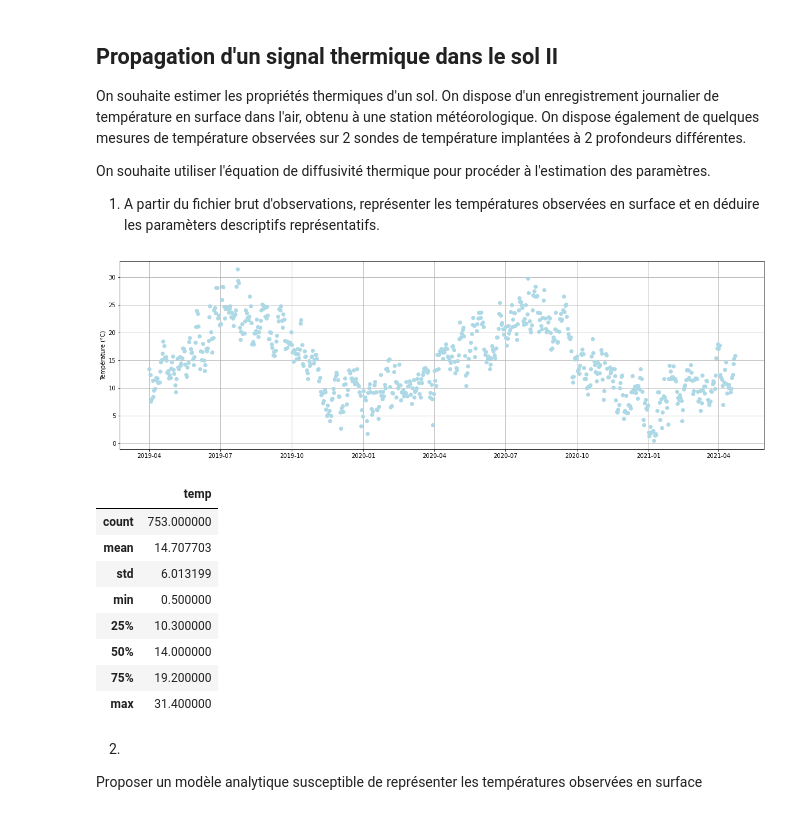
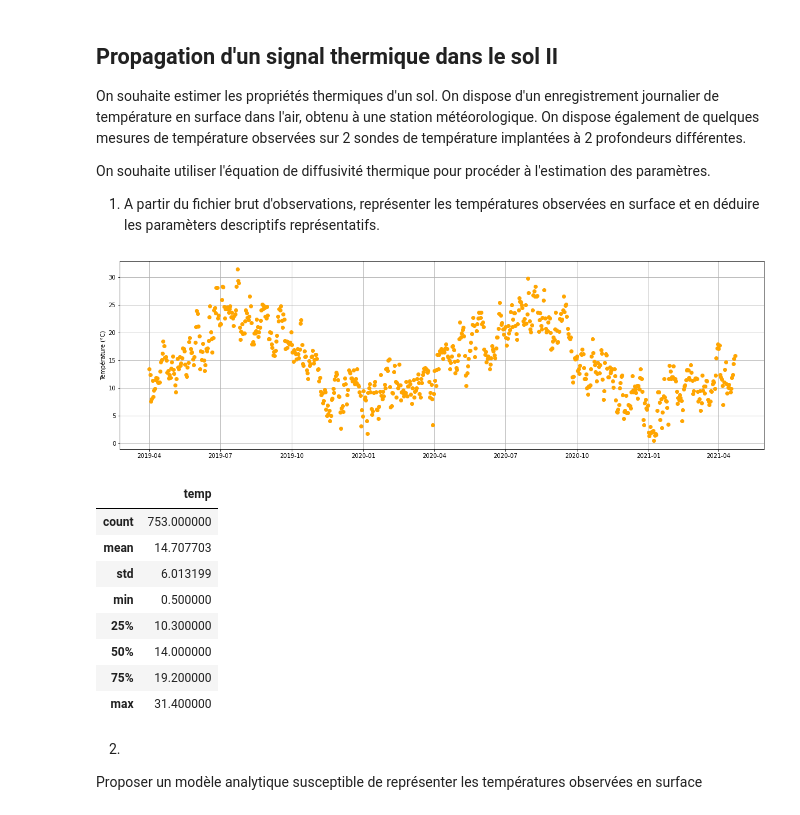
Before and after one commit to larroque852/NB_ENS3_geothermie, a Jupyter notebook: ENS3_GEOTH_EXO.ipynb, the cells around one changed output. Saved outputs shown, nothing was run; the diff lists cells and outputs as text; code cells hidden in the pictures.

```diff
--- a/ENS3_GEOTH_EXO.ipynb
+++ b/ENS3_GEOTH_EXO.ipynb
@@ -136,33 +165,33 @@ On souhaite utiliser l'équation de diffusivité thermique pour procéder à l'e
 # %%
 
 import numpy as np
 import pandas as pd
 import scipy.special as sp
 import matplotlib.pyplot as plt
 #import seaborn as sns
 
 # on utilise un index temporel pour les fonctionnalites "time series" de la bibliotheque Pandas
 idx = pd.date_range("2019-04-01", periods=753, freq="d")
 theta_mes = pd.DataFrame(
     data={'temp': np.loadtxt("https://raw.githubusercontent.com/larroque852/NB_ENS3_geothermie/main/air_temperature.csv", delimiter=',', usecols=(2,), unpack=True)},
     index=idx)
 #qqs fonctionnalités Pandas pour connaitre les données
 #theta_mes.info()
 #theta_mes.describe()
 
 # Use seaborn style defaults and set the default figure size (pas obligatoire)
 #sns.set(rc={'figure.figsize':(11, 4)})
 
 #representation graphique donnees temperature mesurees
 fig, ax = plt.subplots(figsize=(20, 6))
-ax.plot(theta_mes['temp'],marker='o', linestyle='', color='lightblue', label='Journalier mes.')
+ax.plot(theta_mes['temp'],marker='o', linestyle='', color='orange', label='Journalier mes.')
 ax.set_ylabel('Température (°C)')
 ax.grid()
 plt.show()
 
 theta_mes.describe()
 # %% [output]
-[figure, old version]
+[figure, new version]
 |  | temp |
 | count | 753.000000 |
 | mean | 14.707703 |
```
Also changed, not shown: parts of 18 cells of this notebook, 1 other file.
